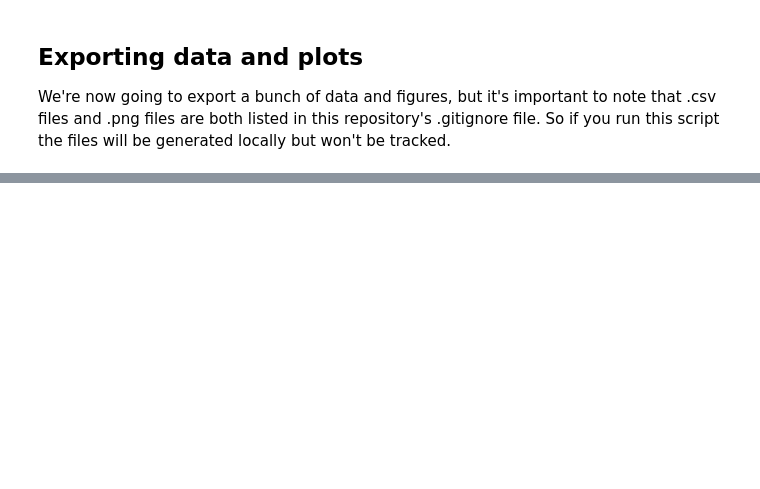
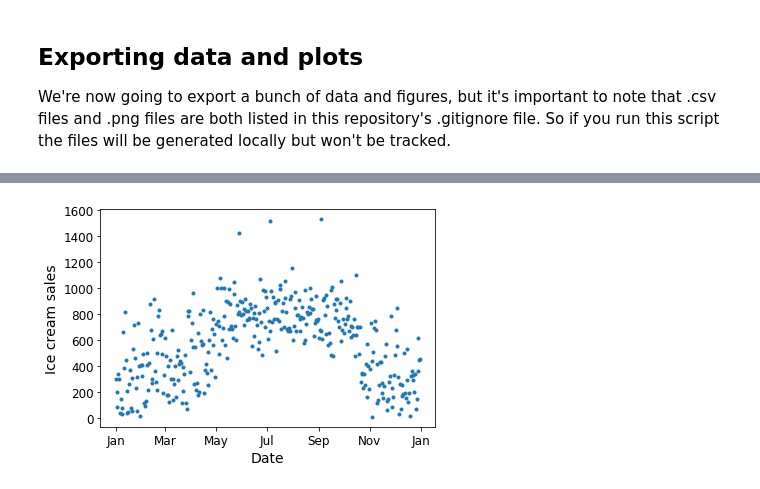
Before and after one commit to michellejw/cc-and-rsquared, a Jupyter notebook: ice-cream-data-2.ipynb, the cells around one changed output, grey strips where cells are left out. Cells and saved outputs as stored; diff of their text form; code cells hidden in the pictures; blank space fills up the shorter version.

```diff
--- a/ice-cream-data-2.ipynb
+++ b/ice-cream-data-2.ipynb
@@ -164 +183,13 @@ fsize = 15
+# %%
+# Sales vs Time
+plt.figure(figsize=(6,4))
+ax = plt.subplot(111)
+plt.plot(date,sales,'.')
+plt.xlabel('Date',fontsize=fsizemedium)
+plt.ylabel('Ice cream sales',fontsize=fsizemedium)
+plt.tick_params(labelsize=fsizesmall)
+ax.xaxis.set_major_formatter(myFmt)
+plt.savefig('SalesVsTime.png', transparent=True, dpi=144)
+# %% [output]
+[figure, added]
 # %%
```
Also changed, not shown: parts of 5 cells of this notebook, 1 other file.
